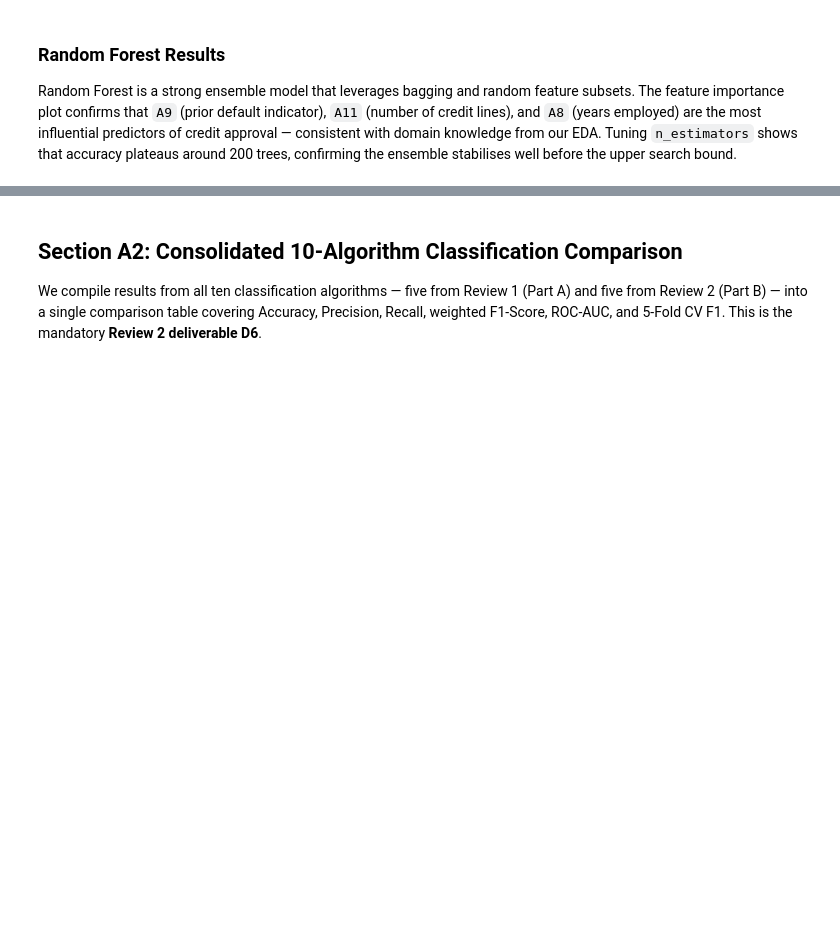
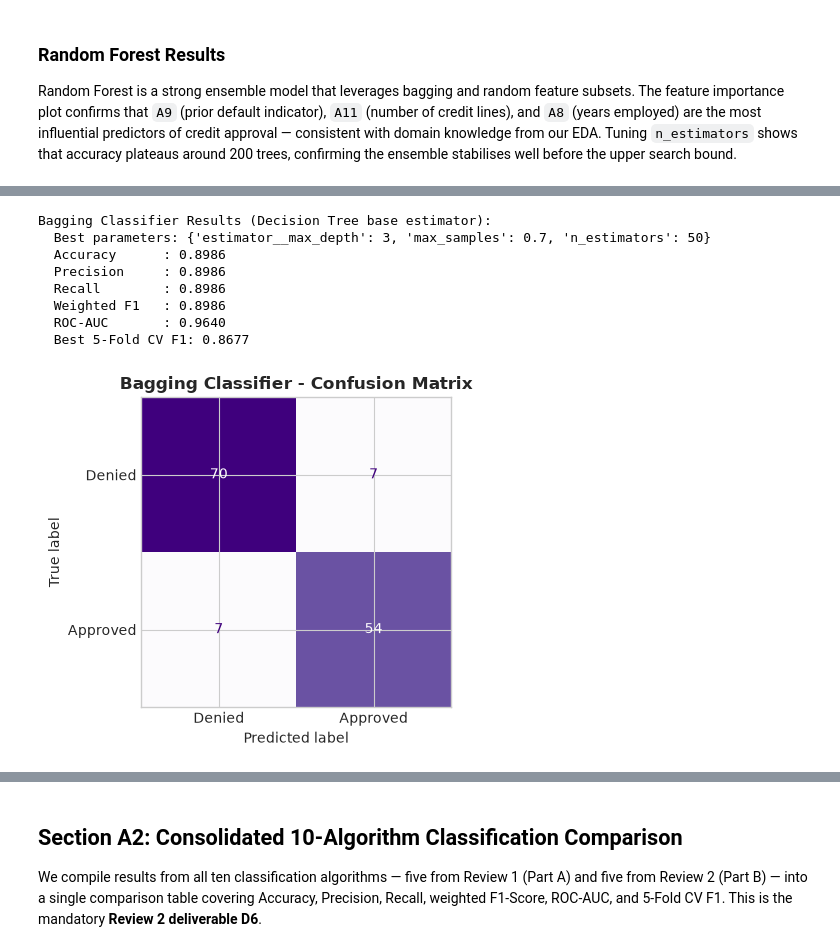
Before and after one commit to Nithin0306/ml_capstone, a Jupyter notebook: notebooks/classification.ipynb, the cells around one changed output, grey strips where cells are left out. Saved outputs shown, nothing was run; the diff lists cells and outputs as text; code cells hidden in the pictures; blank space fills up the shorter version.

```diff
--- a/notebooks/classification.ipynb
+++ b/notebooks/classification.ipynb
@@ -920,0 +925,62 @@ stabilises well before the upper search bound.
+# %%
+from sklearn.ensemble import BaggingClassifier
+
+bag_base_tree = DecisionTreeClassifier(random_state=42)
+bag_model = BaggingClassifier(
+    estimator=bag_base_tree,
+    random_state=42,
+    n_jobs=-1
+)
+
+bag_param_grid = {
+    'n_estimators': [25, 50, 100],
+    'max_samples': [0.7, 1.0],
+    'estimator__max_depth': [None, 3, 5, 8]
+}
+bag_grid = GridSearchCV(
+    estimator=bag_model,
+    param_grid=bag_param_grid,
+    cv=5,
+    scoring='f1_weighted',
+    n_jobs=-1
+)
+bag_grid.fit(X_train_df, y_train)
+
+bag_best = bag_grid.best_estimator_
+bag_pred = bag_best.predict(X_test_df)
+bag_prob = bag_best.predict_proba(X_test_df)[:, 1]
+
+bag_acc = accuracy_score(y_test, bag_pred)
+bag_prec = precision_score(y_test, bag_pred, average='weighted', zero_division=0)
+bag_rec = recall_score(y_test, bag_pred, average='weighted', zero_division=0)
+bag_f1 = f1_score(y_test, bag_pred, average='weighted', zero_division=0)
+bag_auc = roc_auc_score(y_test, bag_prob)
+bag_cv = bag_grid.best_score_
+
+print('Bagging Classifier Results (Decision Tree base estimator):')
+print(f'  Best parameters: {bag_grid.best_params_}')
+print(f'  Accuracy      : {bag_acc:.4f}')
+print(f'  Precision     : {bag_prec:.4f}')
+print(f'  Recall        : {bag_rec:.4f}')
+print(f'  Weighted F1   : {bag_f1:.4f}')
+print(f'  ROC-AUC       : {bag_auc:.4f}')
+print(f'  Best 5-Fold CV F1: {bag_cv:.4f}')
+
+fig, ax = plt.subplots(figsize=(5, 4))
+ConfusionMatrixDisplay(
+    confusion_matrix(y_test, bag_pred),
+    display_labels=['Denied', 'Approved']
+).plot(ax=ax, colorbar=False, cmap='Purples')
+ax.set_title('Bagging Classifier - Confusion Matrix', fontweight='bold')
+plt.tight_layout()
+plt.show()
+# %% [output]
+Bagging Classifier Results (Decision Tree base estimator):
+  Best parameters: {'estimator__max_depth': 3, 'max_samples': 0.7, 'n_estimators': 50}
+  Accuracy      : 0.8986
+  Precision     : 0.8986
+  Recall        : 0.8986
+  Weighted F1   : 0.8986
+  ROC-AUC       : 0.9640
+  Best 5-Fold CV F1: 0.8677
+[figure, added]
```
Also changed, not shown: parts of 7 cells of this notebook.
